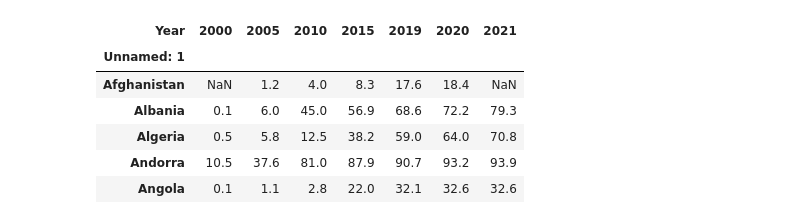
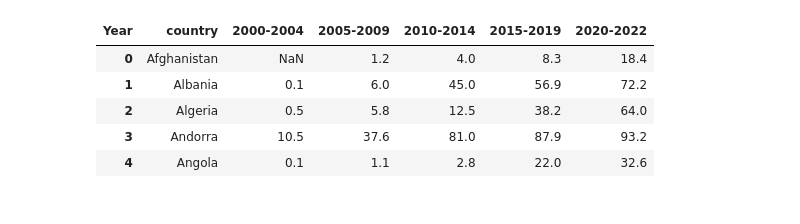
Before and after one commit to outsbra/BernhardOrtbauer_capstoneP_conflict, a Jupyter notebook: csv-extr.ipynb, the cells around one changed output. Cells and saved outputs as stored; diff of their text form; code cells hidden in the pictures.

```diff
--- a/csv-extr.ipynb
+++ b/csv-extr.ipynb
@@ -13,16 +15,19 @@ suggestion.original_encoding
 # %%
 data = pd.read_csv("SYB66_314_202310_Internet Usage.csv", sep = ",", encoding='windows-1252')
-pivot = data.pivot(index="Unnamed: 1", columns="Year", values="Value")
+pivot = data.pivot(index="Unnamed: 1", columns="Year", values="Value").reset_index()
+pivot = pivot.rename(columns={"Unnamed: 1": "country"})
+select_columns = ["country", 2000, 2005, 2010, 2015, 2020]
+pivot = pivot[select_columns]
+pivot = pivot.rename(columns={2000: "2000-2004", 2005: "2005-2009", 2010: "2010-2014", 2015: "2015-2019", 2020: "2020-2022"})
 
 pivot.head()
 # %% [output]
-| Year | 2000 | 2005 | 2010 | 2015 | 2019 | 2020 | 2021 |
-| Unnamed: 1 |  |  |  |  |  |  |  |
-| Afghanistan | NaN | 1.2 | 4.0 | 8.3 | 17.6 | 18.4 | NaN |
-| Albania | 0.1 | 6.0 | 45.0 | 56.9 | 68.6 | 72.2 | 79.3 |
-| Algeria | 0.5 | 5.8 | 12.5 | 38.2 | 59.0 | 64.0 | 70.8 |
-| Andorra | 10.5 | 37.6 | 81.0 | 87.9 | 90.7 | 93.2 | 93.9 |
-| Angola | 0.1 | 1.1 | 2.8 | 22.0 | 32.1 | 32.6 | 32.6 |
+| Year | country | 2000-2004 | 2005-2009 | 2010-2014 | 2015-2019 | 2020-2022 |
+| 0 | Afghanistan | NaN | 1.2 | 4.0 | 8.3 | 18.4 |
+| 1 | Albania | 0.1 | 6.0 | 45.0 | 56.9 | 72.2 |
+| 2 | Algeria | 0.5 | 5.8 | 12.5 | 38.2 | 64.0 |
+| 3 | Andorra | 10.5 | 37.6 | 81.0 | 87.9 | 93.2 |
+| 4 | Angola | 0.1 | 1.1 | 2.8 | 22.0 | 32.6 |
 # %%
 zf = zipfile.ZipFile('GEDEvent_v23_1.csv.zip')
 df = pd.read_csv(zf.open('GEDEvent_v23_1.csv'))
```
Also changed, not shown: parts of 12 cells of this notebook, 1 other file.
